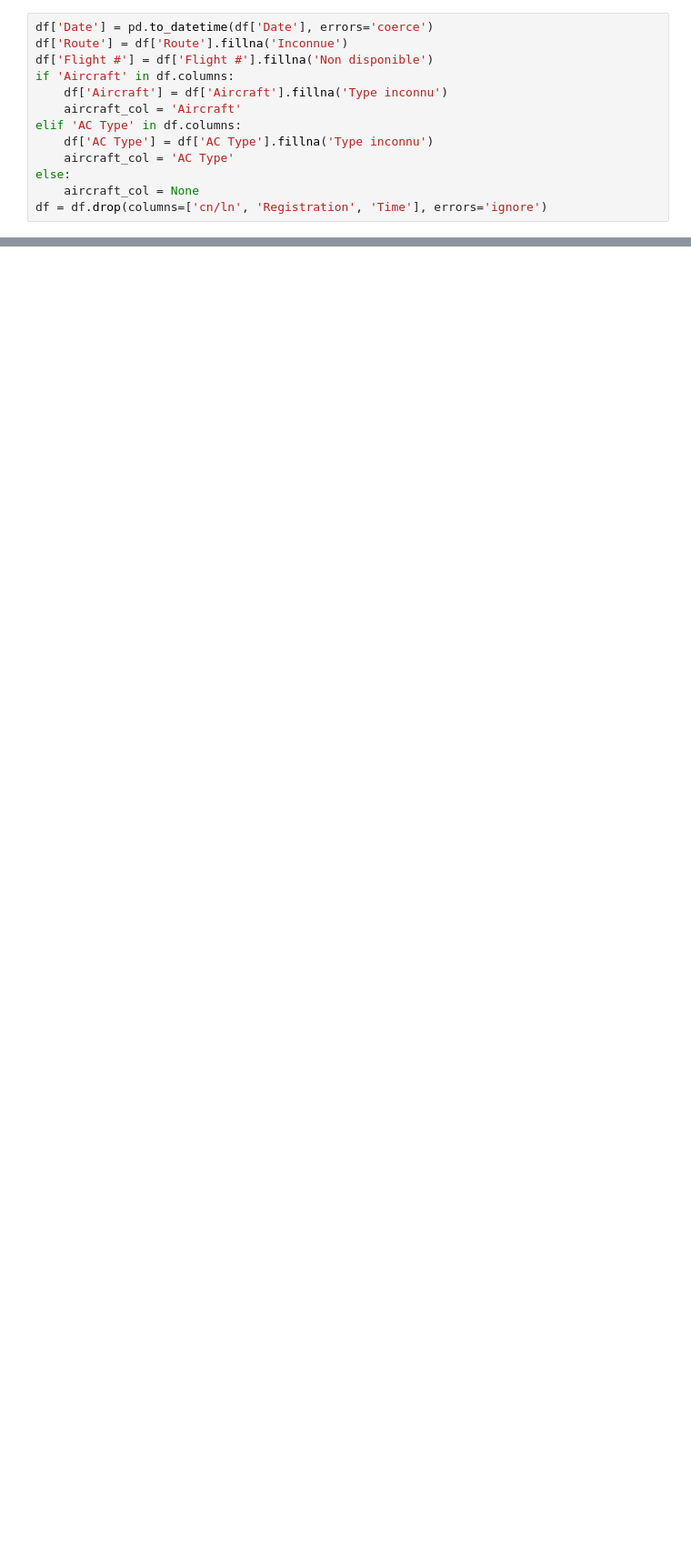
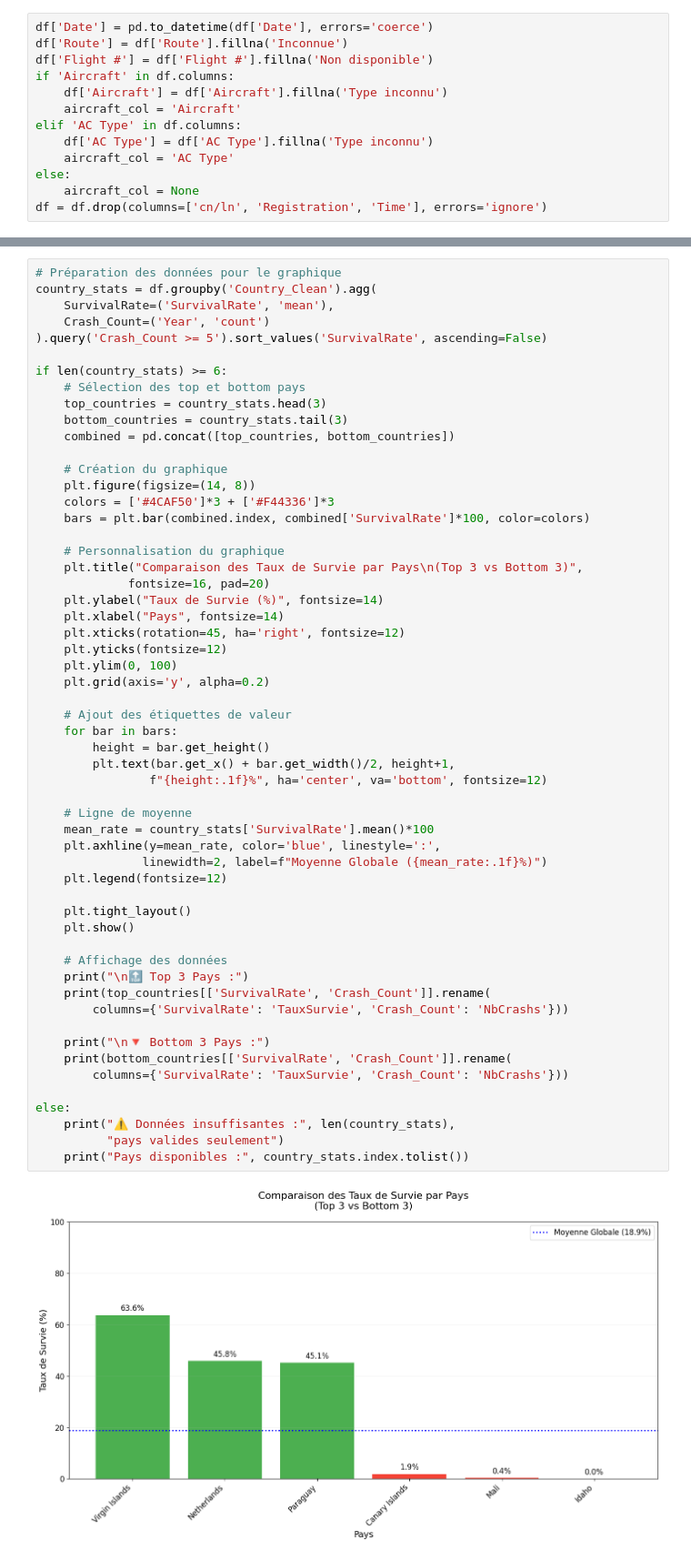
Before and after one commit to Karim7578/GenAIBootcamp, a Jupyter notebook: GenAI/Week4/Day3/DailyChallenge/DailyChallenge.ipynb, the cells around one changed output, grey strips where cells are left out. Shown: that part at 91% size. Drawn from its saved outputs; the diff is of its cells as text; blank space fills up the shorter version.

```diff
--- a/GenAI/Week4/Day3/DailyChallenge/DailyChallenge.ipynb
+++ b/GenAI/Week4/Day3/DailyChallenge/DailyChallenge.ipynb
@@ -57,0 +87,58 @@ plt.show()
+# %%
+# Préparation des données pour le graphique
+country_stats = df.groupby('Country_Clean').agg(
+    SurvivalRate=('SurvivalRate', 'mean'),
+    Crash_Count=('Year', 'count')
+).query('Crash_Count >= 5').sort_values('SurvivalRate', ascending=False)
+
+if len(country_stats) >= 6:
+    # Sélection des top et bottom pays
+    top_countries = country_stats.head(3)
+    bottom_countries = country_stats.tail(3)
+    combined = pd.concat([top_countries, bottom_countries])
+
+    # Création du graphique
+    plt.figure(figsize=(14, 8))
+    colors = ['#4CAF50']*3 + ['#F44336']*3
+    bars = plt.bar(combined.index, combined['SurvivalRate']*100, color=colors)
+
+    # Personnalisation du graphique
+    plt.title("Comparaison des Taux de Survie par Pays\n(Top 3 vs Bottom 3)",
+             fontsize=16, pad=20)
+    plt.ylabel("Taux de Survie (%)", fontsize=14)
+    plt.xlabel("Pays", fontsize=14)
+    plt.xticks(rotation=45, ha='right', fontsize=12)
+    plt.yticks(fontsize=12)
+    plt.ylim(0, 100)
+    plt.grid(axis='y', alpha=0.2)
+
+    # Ajout des étiquettes de valeur
+    for bar in bars:
+        height = bar.get_height()
+        plt.text(bar.get_x() + bar.get_width()/2, height+1,
+                f"{height:.1f}%", ha='center', va='bottom', fontsize=12)
+
+    # Ligne de moyenne
+    mean_rate = country_stats['SurvivalRate'].mean()*100
+    plt.axhline(y=mean_rate, color='blue', linestyle=':',
+               linewidth=2, label=f"Moyenne Globale ({mean_rate:.1f}%)")
+    plt.legend(fontsize=12)
+
+    plt.tight_layout()
+    plt.show()
+
+    # Affichage des données
+    print("\n🔝 Top 3 Pays :")
+    print(top_countries[['SurvivalRate', 'Crash_Count']].rename(
+        columns={'SurvivalRate': 'TauxSurvie', 'Crash_Count': 'NbCrashs'}))
+
+    print("\n🔻 Bottom 3 Pays :")
+    print(bottom_countries[['SurvivalRate', 'Crash_Count']].rename(
+        columns={'SurvivalRate': 'TauxSurvie', 'Crash_Count': 'NbCrashs'}))
+
+else:
+    print("⚠️ Données insuffisantes :", len(country_stats),
+          "pays valides seulement")
+    print("Pays disponibles :", country_stats.index.tolist())
+# %% [output]
+[figure, added]
```
Also changed, not shown: parts of 27 cells of this notebook.
